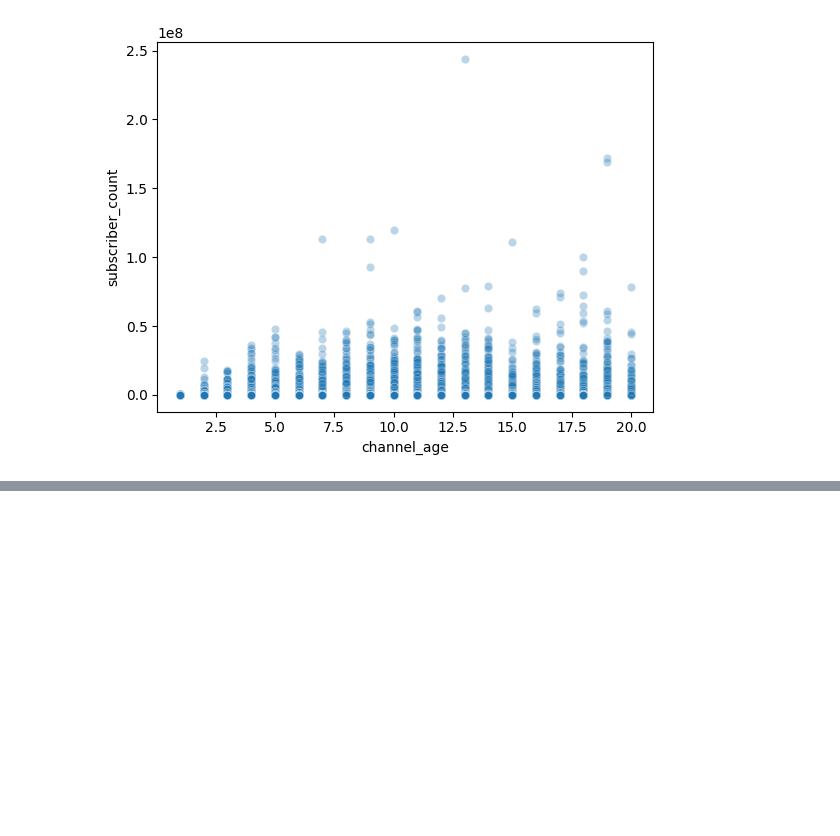
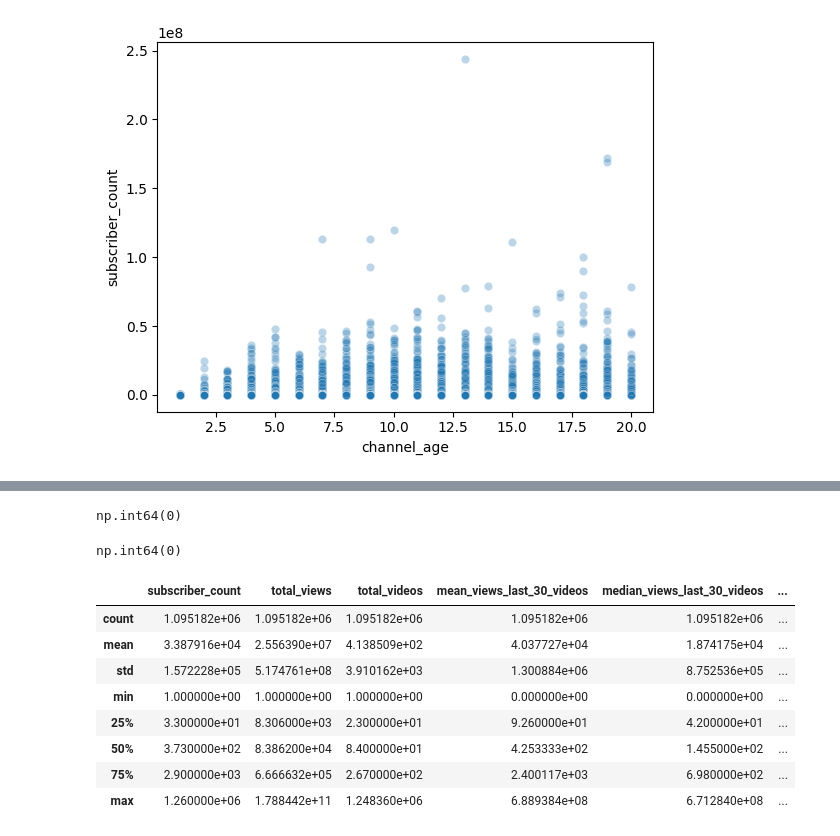
Before and after one commit to Shiva-Kumar-S-M/Projects, a Jupyter notebook: content growth pattern predictor.ipynb, the cells around one changed output, grey strips where cells are left out. Saved outputs shown, nothing was run; the diff lists cells and outputs as text; code cells hidden in the pictures; blank space fills up the shorter version.

```diff
--- a/content growth pattern predictor.ipynb
+++ b/content growth pattern predictor.ipynb
@@ -261,10 +258,4 @@ df.head()
 # %%
-df["views_per_subscriber"] = (
-    df["mean_views_last_30_videos"] /
-    df["subscriber_count"]
-)
-
-df["views_per_subscriber"] = df["views_per_subscriber"].replace([np.inf, -np.inf], np.nan)
-
-df["view_per_subscriber"] = df["views_per_subscriber"].fillna(0)
+#replacing null values in subsciber count
+df['subscriber_count']=df['subscriber_count'].replace(0,1)
 # %%
@@ -286,0 +265,2 @@ dtype: int64
+# %%
+df['views_per_subscriber']=(df['mean_views_last_30_videos']/df['subscriber_count'])
@@ -286,0 +276,4 @@ dtype: int64
+# %%
+df['views_per_subscriber'].isnull().sum()
+# %% [output]
+np.int64(0)
@@ -286,0 +283,20 @@ dtype: int64
+# %%
+df['views_per_subscriber']=df['views_per_subscriber'].fillna(df['views_per_subscriber'].median())
+# %%
+df['views_per_subscriber']=df['views_per_subscriber'].clip(upper=df['views_per_subscriber'].quantile(0.99))
+# %%
+df['views_per_subscriber'].isnull().sum()
+# %% [output]
+np.int64(0)
+# %%
+df.describe()
+# %% [output]
+|  | subscriber_count | total_views | total_videos | mean_views_last_30_videos | median_views_last_30_videos | ... |
+| count | 1.095182e+06 | 1.095182e+06 | 1.095182e+06 | 1.095182e+06 | 1.095182e+06 | ... |
+| mean | 3.387916e+04 | 2.556390e+07 | 4.138509e+02 | 4.037727e+04 | 1.874175e+04 | ... |
+| std | 1.572228e+05 | 5.174761e+08 | 3.910162e+03 | 1.300884e+06 | 8.752536e+05 | ... |
+| min | 1.000000e+00 | 1.000000e+00 | 1.000000e+00 | 0.000000e+00 | 0.000000e+00 | ... |
+| 25% | 3.300000e+01 | 8.306000e+03 | 2.300000e+01 | 9.260000e+01 | 4.200000e+01 | ... |
+| 50% | 3.730000e+02 | 8.386200e+04 | 8.400000e+01 | 4.253333e+02 | 1.455000e+02 | ... |
+| 75% | 2.900000e+03 | 6.666632e+05 | 2.670000e+02 | 2.400117e+03 | 6.980000e+02 | ... |
+| max | 1.260000e+06 | 1.788442e+11 | 1.248360e+06 | 6.889384e+08 | 6.712840e+08 | ... |
```
Also changed, not shown: parts of 8 cells of this notebook.
